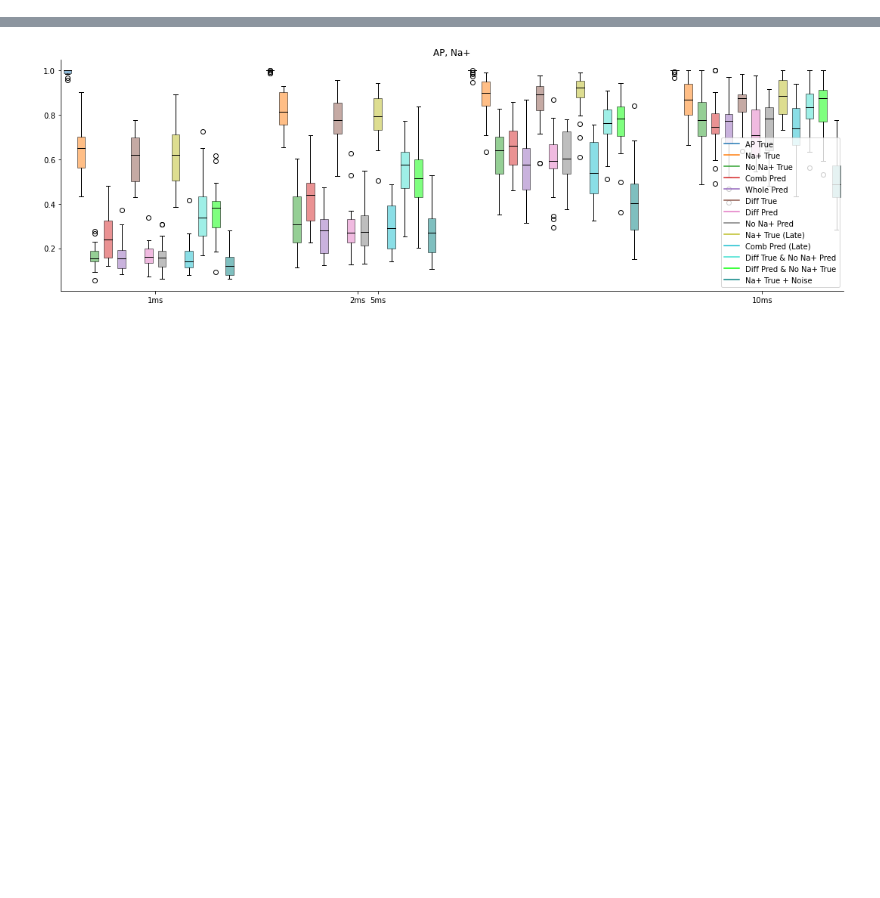
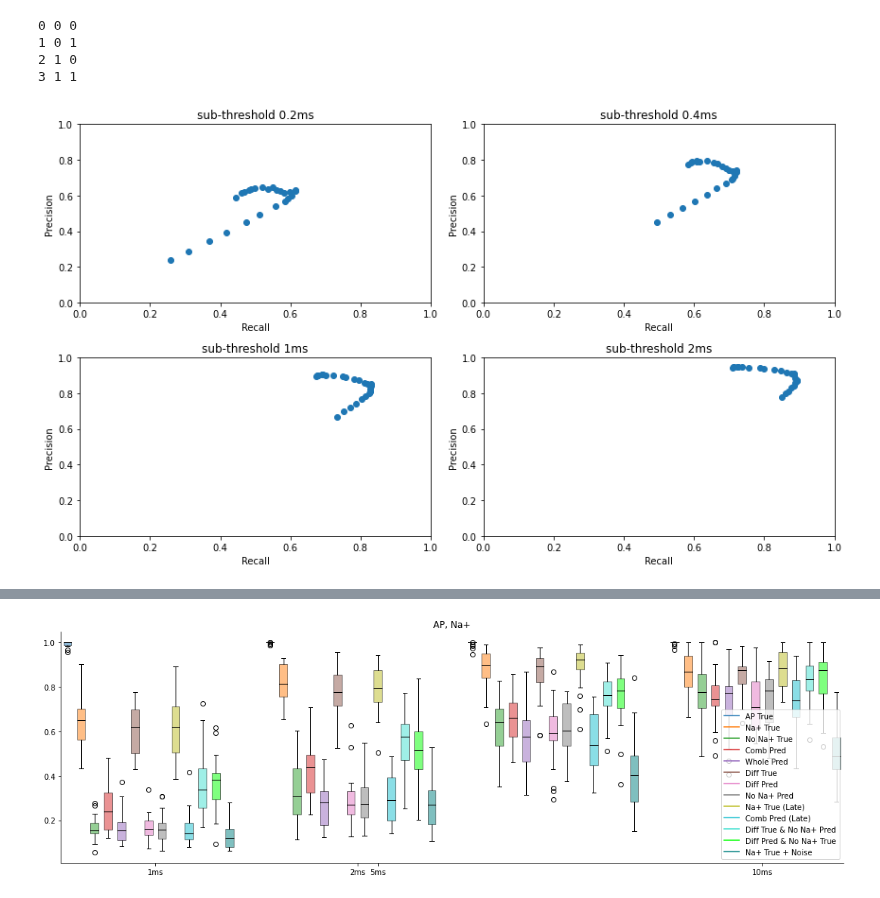
Before and after one commit to yjkimnada/dendrite, a Jupyter notebook: AP_analysis-Copy1.ipynb, the cells around one changed output, grey strips where cells are left out. Cells and saved outputs as stored; diff of their text form; code cells hidden in the pictures; blank space fills up the shorter version.

```diff
--- a/AP_analysis-Copy1.ipynb
+++ b/AP_analysis-Copy1.ipynb
@@ -45,0 +121,30 @@ for n in tnrange(4):
+# %%
+fig, axs = plt.subplots(nrows=2, ncols=2, figsize=(12,7))
+
+for row in range(2):
+    for col in range(2):
+        idx = row*2+col
+        print(idx, row, col)
+        axs[row,col].scatter(pr_array[idx,:,1],
+                          pr_array[idx,:,0])
+        #axs[row,col].set_title(str(metrics.auc(pr_array[idx,:,1],
+            #pr_array[idx,:,0])))
+        #print(metrics.auc(pr_array[:,:thresh_list_choose.shape[0]][idx,:,1],
+            #pr_array[:,:thresh_list_choose.shape[0]][idx,:,0]))
+        axs[row,col].set_xlabel("Recall")
+        axs[row,col].set_ylabel("Precision")
+        axs[row,col].set_xlim(0,1)
+        axs[row,col].set_ylim(0,1)
+
+axs[0,0].set_title("sub-threshold 0.2ms")
+axs[0,1].set_title("sub-threshold 0.4ms")
+axs[1,0].set_title("sub-threshold 1ms")
+axs[1,1].set_title("sub-threshold 2ms")
+
+fig.tight_layout()
+# %% [output]
+0 0 0
+1 0 1
+2 1 0
+3 1 1
+[figure, added]
```
Also changed, not shown: parts of 10 cells of this notebook, 9 other files.
